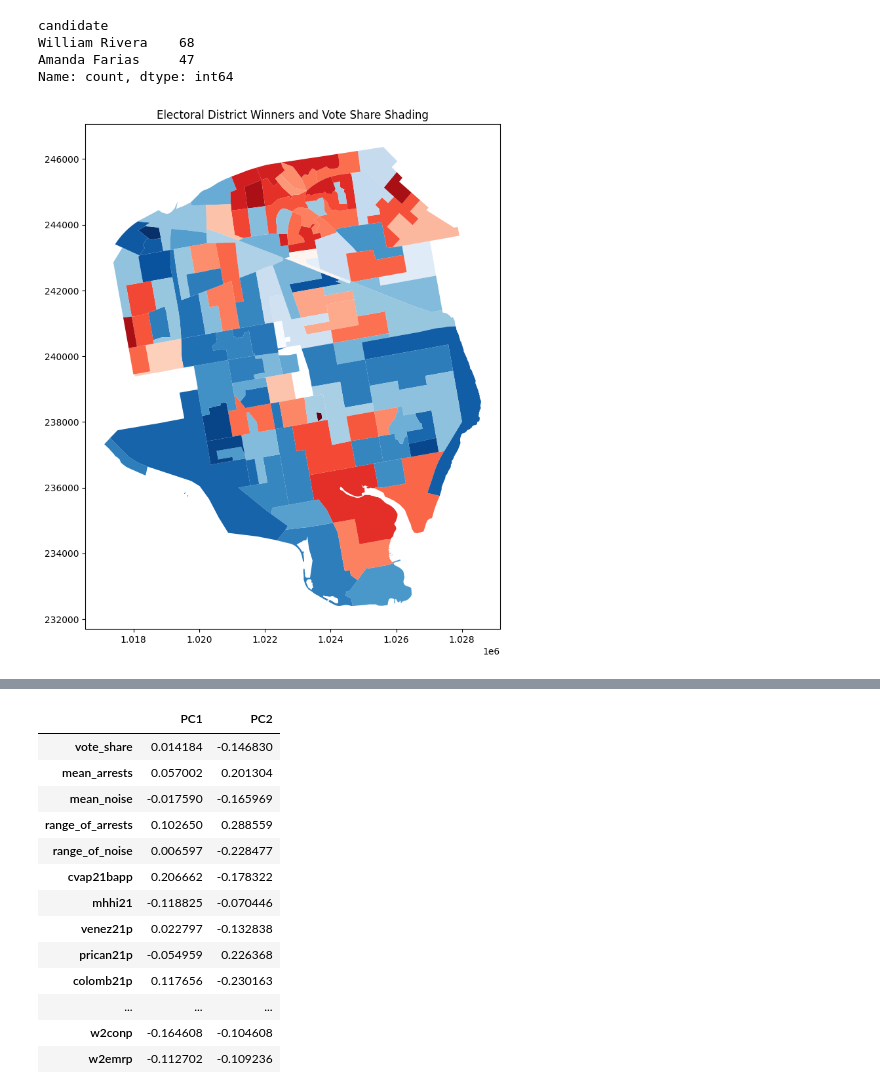
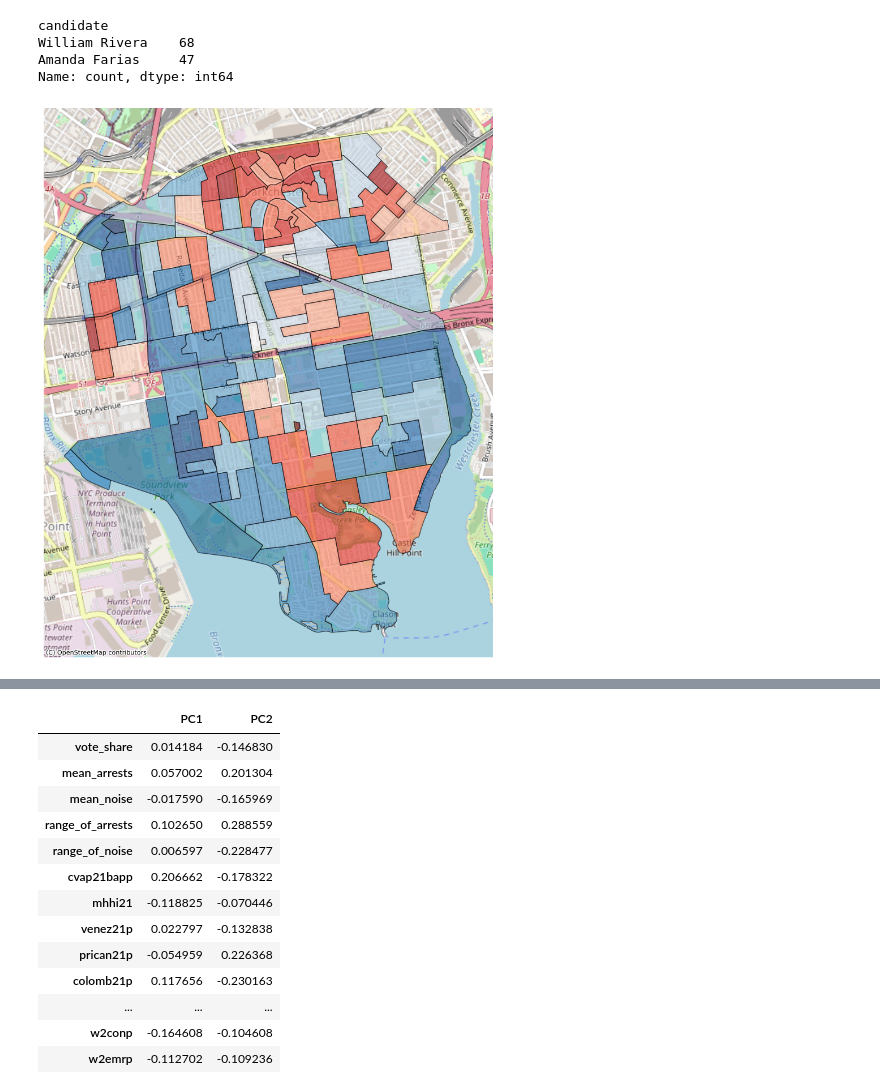
Before and after one commit to SamTGoodson/member_chapters, a Jupyter notebook: notebooks/district_18.ipynb, the cells around one changed output, grey strips where cells are left out. Saved outputs shown, nothing was run; the diff lists cells and outputs as text; code cells hidden in the pictures.

```diff
--- a/notebooks/district_18.ipynb
+++ b/notebooks/district_18.ipynb
@@ -92,12 +92,7 @@ def assign_color(row):
         return mpl.cm.Reds(row['norm'])
 # %%
 winners['color'] = winners.apply(assign_color, axis=1)
-# %%
-winners = gpd.GeoDataFrame(winners,geometry=winners['geometry'].apply(wkt.loads))
-
-fig, ax = plt.subplots(1, figsize=(10, 10))
-winners.plot(color=winners['color'], ax=ax)
-ax.set_title("Electoral District Winners and Vote Share Shading")
-plt.show()
-# %% [output]
-[figure, removed]
+# %%
+winners = gpd.GeoDataFrame(winners,geometry=winners['geometry'].apply(wkt.loads))
+winners = winners.set_crs(epsg=2263, allow_override=True)
+winners_3857 = winners.to_crs(epsg=3857)
@@ -104,3 +104,20 @@ plt.show()
+# %%
+fig, ax = plt.subplots(figsize=(10, 10))
+winners_3857.plot(
+    color=winners_3857['color'],
+    legend=True,
+    ax=ax,
+    alpha=0.6,
+    edgecolor="k"
+)
+
+ctx.add_basemap(ax, source=ctx.providers.OpenStreetMap.Mapnik)
+
+ax.set_axis_off()
+plt.tight_layout()
+plt.show()
+# %% [output]
+[figure, added]
 # %%
 demo_occ = af_full[['vote_share','ed_name','range_of_arrests','range_of_noise','cvap21bapp','mhhi21','venez21p',
                  'prican21p','colomb21p','domin21p','mean_arrests','mean_noise',
```
Also changed, not shown: parts of 7 cells of this notebook, 9 other files.
